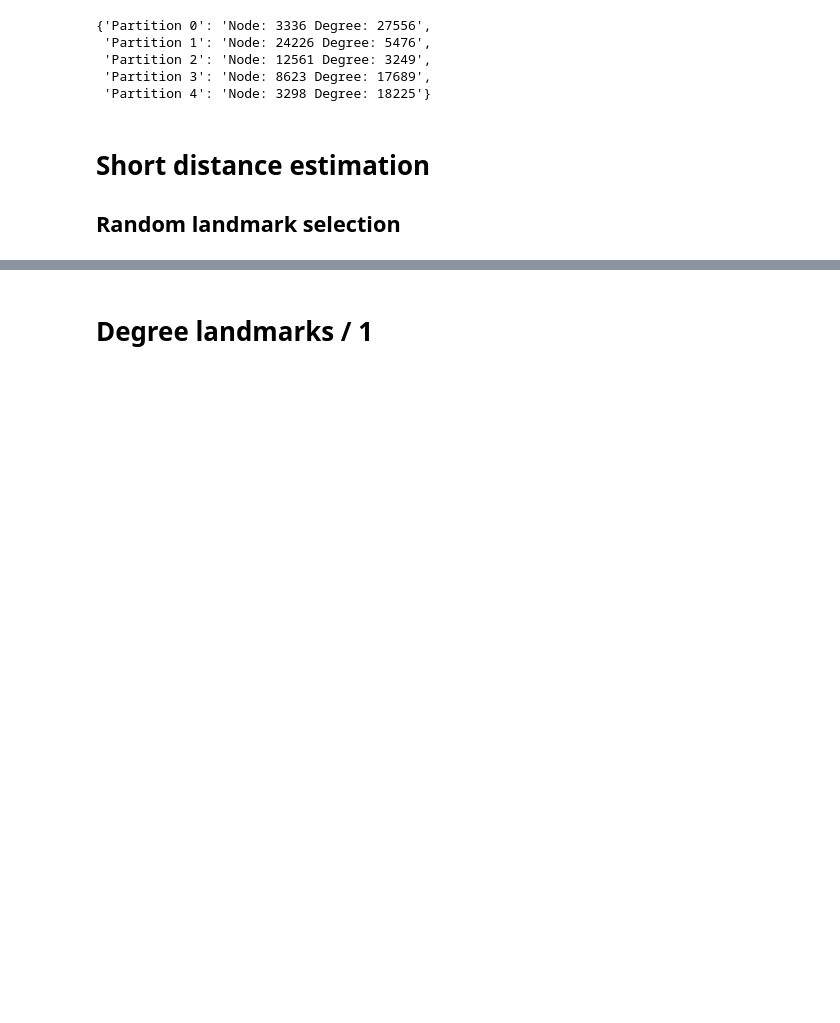
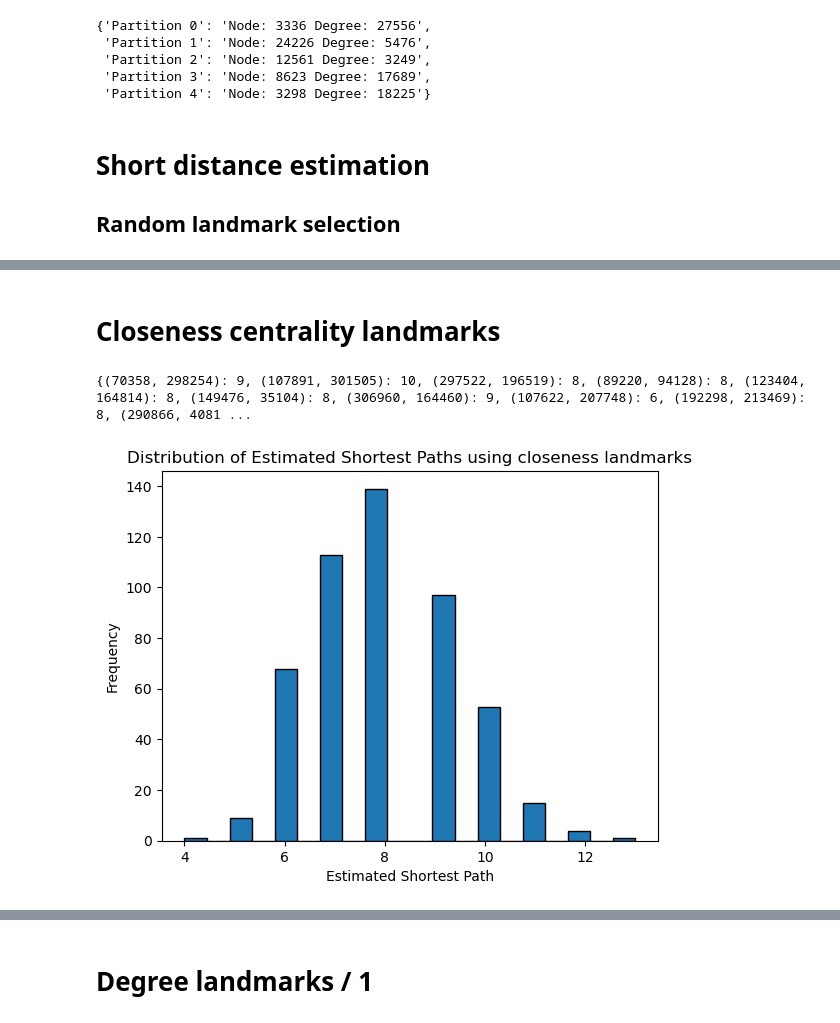
Before and after one commit to vanbuncha/snacs, a Jupyter notebook: project/shortest_path_est.ipynb, the cells around one changed output, grey strips where cells are left out. Saved outputs shown, nothing was run; the diff lists cells and outputs as text; code cells hidden in the pictures; blank space fills up the shorter version.

```diff
--- a/project/shortest_path_est.ipynb
+++ b/project/shortest_path_est.ipynb
@@ -532,0 +567,38 @@ plt.show()
+# %% [markdown]
+# Closeness centrality landmarks
+# %%
+# Workflow:
+# Select landmarks
+# Generate 500 random pairs of nodes
+# Calculate shortest paths between each pair using landmarks
+
+# Select landmarks
+closeness_landmarks = calculate_closeness_centrality(G_dblp, N=20, num_seeds=20, check_neighbors=False)
+
+
+random_node_pairs = generate_random_node_pairs(G_dblp, number_pairs=500)
+
+# Calculate estimation of shortest paths between each pair using landmarks
+
+estimated_shortest_paths = {}
+
+# Calculate estimation of shortest paths between each pair using landmarks
+for source, target in random_node_pairs:
+    estimation = estimate_shortest_path(G_dblp, source, target, closeness_landmarks)
+    estimated_shortest_paths[(source, target)] = estimation
+
+# Print the dictionary of estimated shortest paths
+print(estimated_shortest_paths)
+
+# Get the list of estimated shortest paths
+estimations = list(estimated_shortest_paths.values())
+
+# Plot the distribution
+plt.hist(estimations, bins=20, edgecolor='black')
+plt.xlabel('Estimated Shortest Path')
+plt.ylabel('Frequency')
+plt.title('Distribution of Estimated Shortest Paths using closeness landmarks')
+plt.show()
+# %% [output]
+{(70358, 298254): 9, (107891, 301505): 10, (297522, 196519): 8, (89220, 94128): 8, (123404, 164814): 8, (149476, 35104): 8, (306960, 164460): 9, (107622, 207748): 6, (192298, 213469): 8, (290866, 4081 ...
+[figure, added]
```
Also changed, not shown: parts of 28 cells of this notebook, 1 other file.
